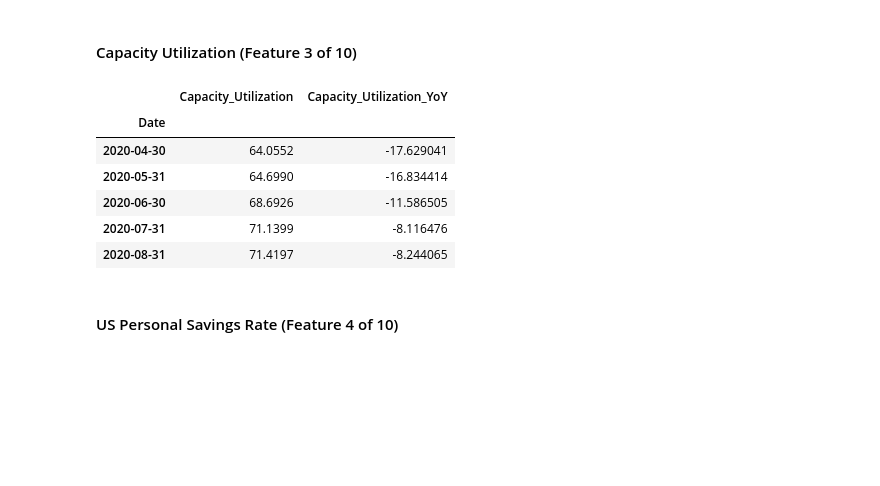
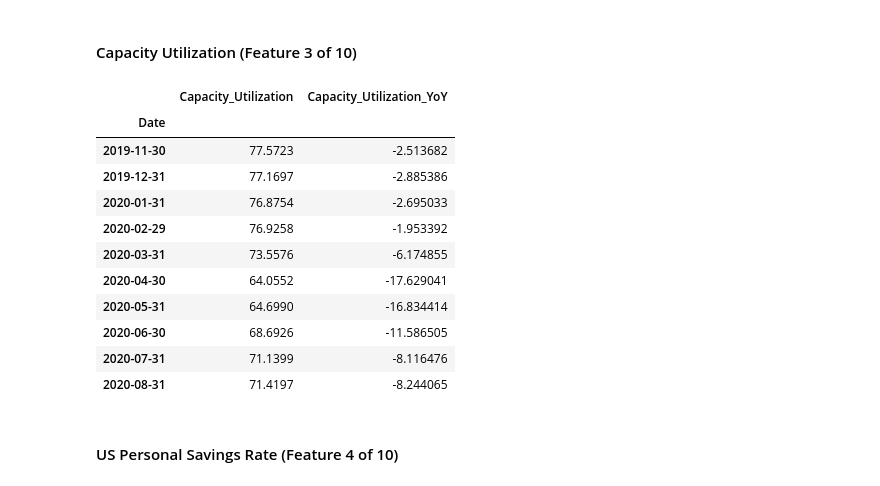
Before and after one commit to JessicaDeCunha/Machine-Learning-Models-in-Algorithmic-Trading, a Jupyter notebook: Trend Economic Fundamentals Model - SP500 Predictive Algorithm (Final).ipynb, the cells around one changed output. Saved outputs shown, nothing was run; the diff lists cells and outputs as text; code cells hidden in the pictures; blank space fills up the shorter version.

```diff
--- a/Trend Economic Fundamentals Model - SP500 Predictive Algorithm (Final).ipynb
+++ b/Trend Economic Fundamentals Model - SP500 Predictive Algorithm (Final).ipynb
@@ -122,17 +122,22 @@ US_Initial_Claims_data_resampled.tail()
 # %%
 # Clean capacity utilization data: feature (3 of 10)
 clean_data(US_Cap_Util, "Capacity_Utilization")
 
 # Calculate YoY Change
 pct_change(US_Cap_Util, "Capacity_Utilization", 12)
 
 # Changing date index to last day of the month
 US_Cap_Util = set_date_to_month_end(US_Cap_Util)
 
-US_Cap_Util.tail()
+US_Cap_Util.tail(10)
 # %% [output]
 |  | Capacity_Utilization | Capacity_Utilization_YoY |
 | Date |  |  |
+| 2019-11-30 | 77.5723 | -2.513682 |
+| 2019-12-31 | 77.1697 | -2.885386 |
+| 2020-01-31 | 76.8754 | -2.695033 |
+| 2020-02-29 | 76.9258 | -1.953392 |
+| 2020-03-31 | 73.5576 | -6.174855 |
 | 2020-04-30 | 64.0552 | -17.629041 |
 | 2020-05-31 | 64.6990 | -16.834414 |
 | 2020-06-30 | 68.6926 | -11.586505 |
```
Also changed, not shown: parts of 45 cells of this notebook.
